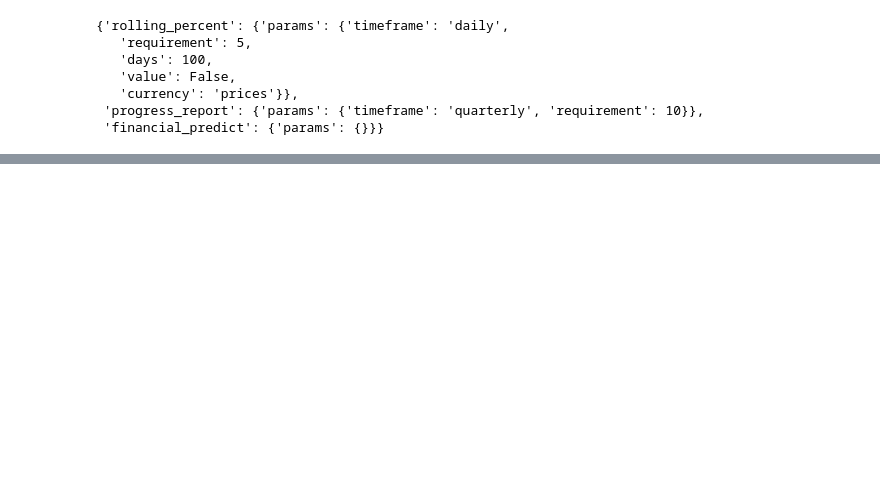
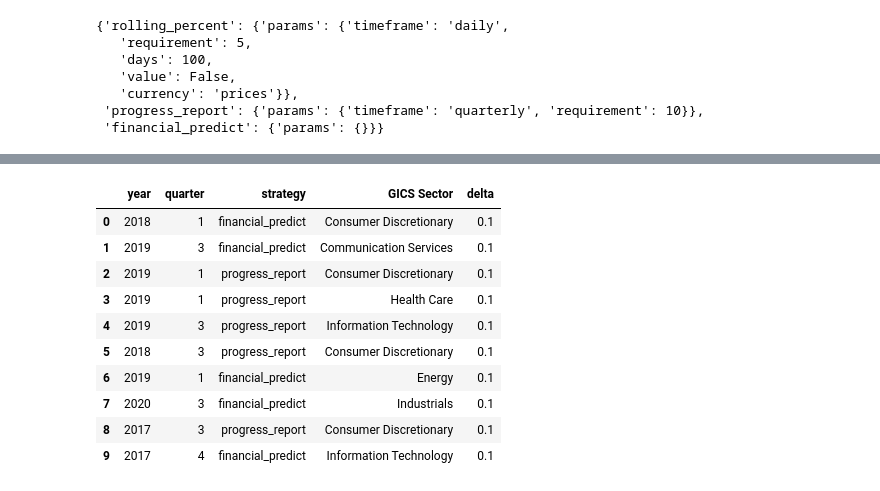
Before and after one commit to chung-ejy/longshot, a Jupyter notebook: portfolio_testing.ipynb, the cells around one changed output, grey strips where cells are left out. Cells and saved outputs as stored; diff of their text form; code cells hidden in the pictures; blank space fills up the shorter version.

```diff
--- a/portfolio_testing.ipynb
+++ b/portfolio_testing.ipynb
@@ -90,0 +172,14 @@ pva
+# %%
+iva
+# %% [output]
+|  | year | quarter | strategy | GICS Sector | delta |
+| 0 | 2018 | 1 | financial_predict | Consumer Discretionary | 0.1 |
+| 1 | 2019 | 3 | financial_predict | Communication Services | 0.1 |
+| 2 | 2019 | 1 | progress_report | Consumer Discretionary | 0.1 |
+| 3 | 2019 | 1 | progress_report | Health Care | 0.1 |
+| 4 | 2019 | 3 | progress_report | Information Technology | 0.1 |
+| 5 | 2018 | 3 | progress_report | Consumer Discretionary | 0.1 |
+| 6 | 2019 | 1 | financial_predict | Energy | 0.1 |
+| 7 | 2020 | 3 | financial_predict | Industrials | 0.1 |
+| 8 | 2017 | 3 | progress_report | Consumer Discretionary | 0.1 |
+| 9 | 2017 | 4 | financial_predict | Information Technology | 0.1 |
```
Also changed, not shown: parts of 7 cells of this notebook, 8 other files.
